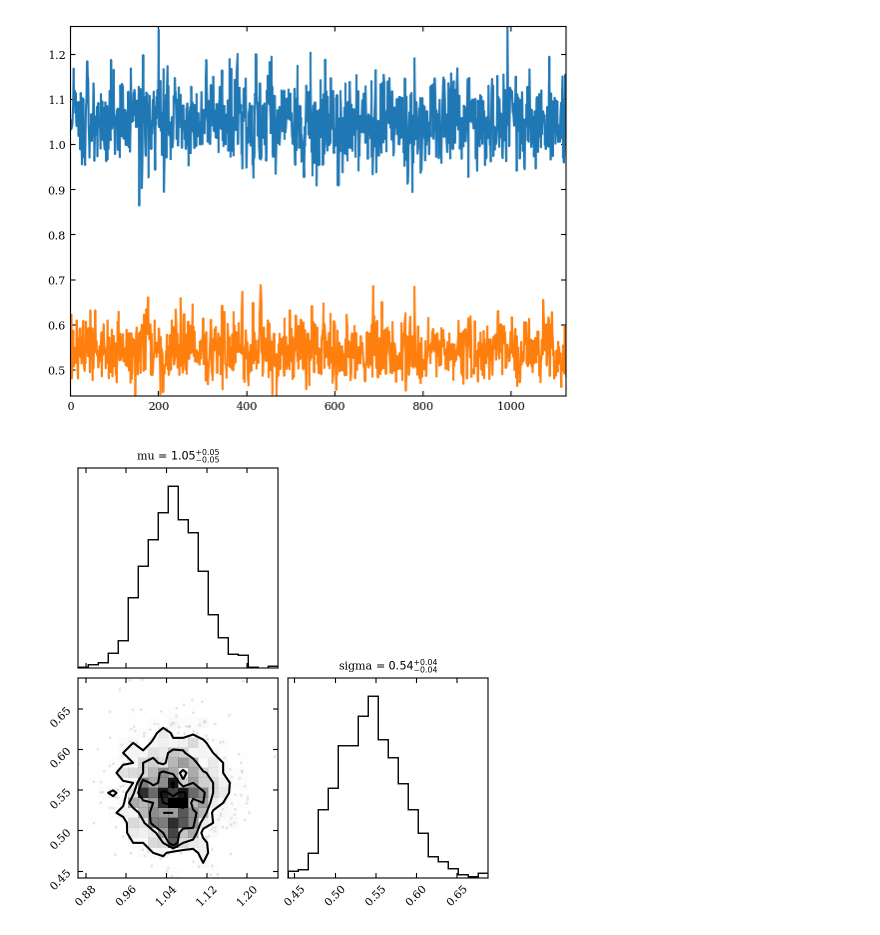
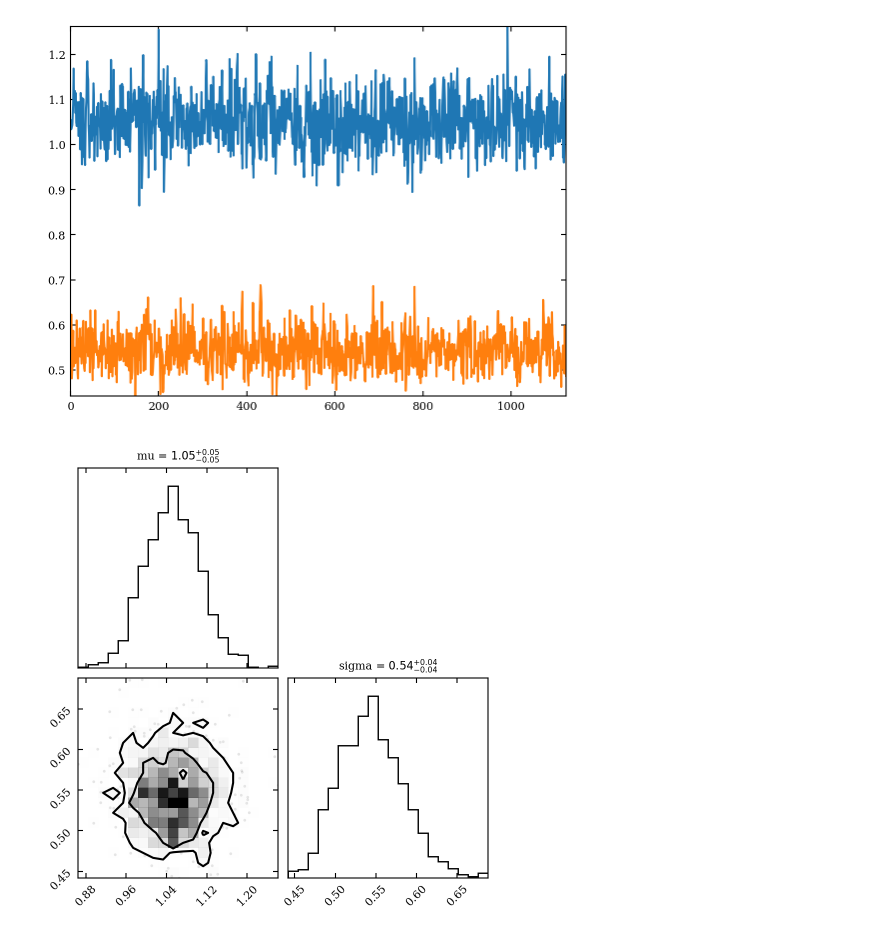
Before and after one commit to VanderbiltAstronomy/astr_8070_s24, a Jupyter notebook: coursework/student_folders/levi_schult/lectures/Lecture_11_levischult.ipynb, the cells around one changed output. Cells and saved outputs as stored; diff of their text form; code cells hidden in the pictures.

```diff
--- a/coursework/student_folders/levi_schult/lectures/Lecture_11_levischult.ipynb
+++ b/coursework/student_folders/levi_schult/lectures/Lecture_11_levischult.ipynb
@@ -537,6 +537,6 @@ plt.plot(chain_bt[:,1])
 # %%
 import corner
 # %%
-corner.corner(chain_bt[:, :2], titles=['mu', 'sigma'], show_titles=True);
+corner.corner(chain_bt[:, :2], titles=['mu', 'sigma'], show_titles=True, levels=(0.68, 0.95));
 # %% [output]
-[figure, old version]
+[figure, new version]
```
Also changed, not shown: 1 other file.
